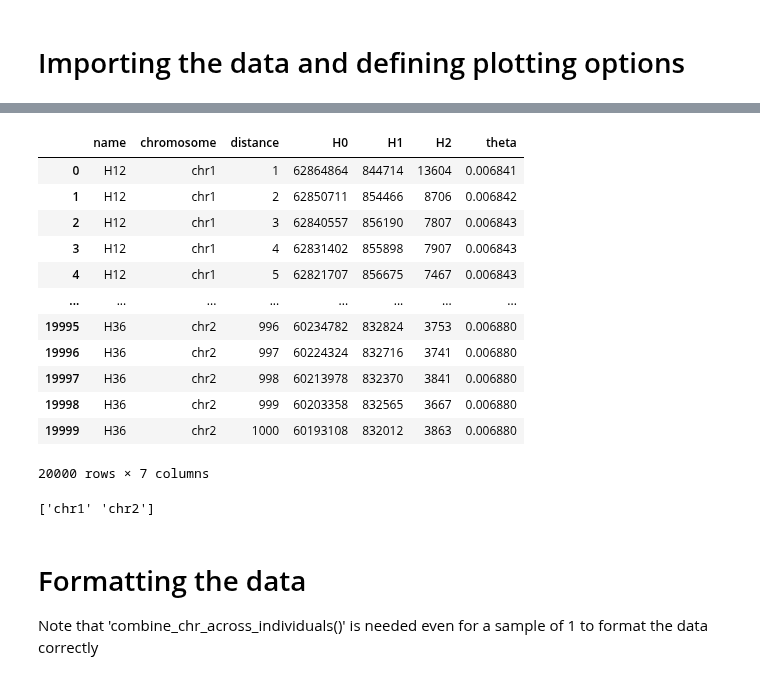
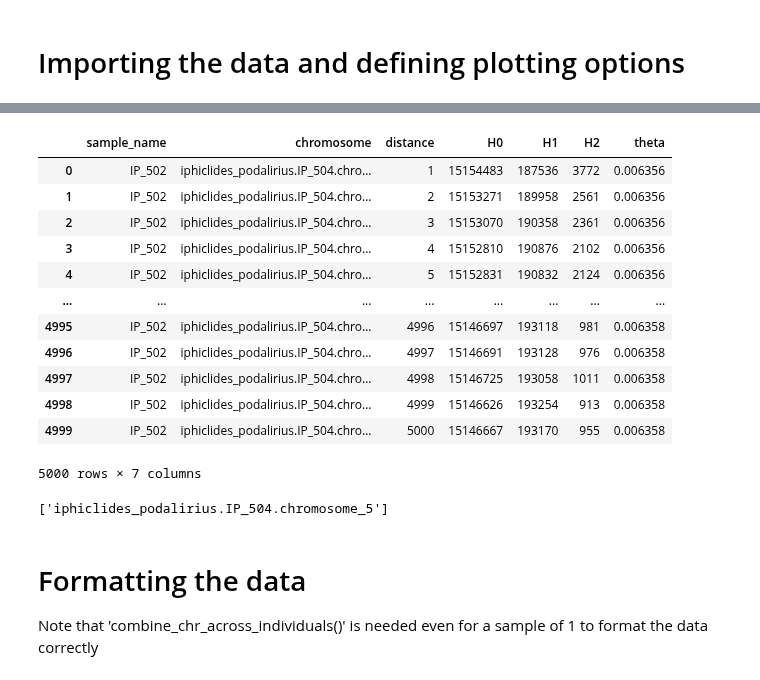
Before and after one commit to samebdon/heRho, a Jupyter notebook: heRho/heRho_full_tutorial.ipynb, the cells around one changed output, grey strips where cells are left out. Drawn from its saved outputs; the diff is of its cells as text; code cells hidden in the pictures.

```diff
--- a/heRho/heRho_full_tutorial.ipynb
+++ b/heRho/heRho_full_tutorial.ipynb
@@ -16,26 +36,26 @@ Entries in 'name' and 'chromosome' may be strings. The example input data file w
 # %%
-df = pd.read_csv('example_data.tsv',delimiter='\t')
+df = pd.read_csv('../../test_data_herho/heRho_tally_per_chromosome.tsv',delimiter='\t')
 df
 # %% [output]
-|  | name | chromosome | distance | H0 | H1 | H2 | theta |
-| 0 | H12 | chr1 | 1 | 62864864 | 844714 | 13604 | 0.006841 |
-| 1 | H12 | chr1 | 2 | 62850711 | 854466 | 8706 | 0.006842 |
-| 2 | H12 | chr1 | 3 | 62840557 | 856190 | 7807 | 0.006843 |
-| 3 | H12 | chr1 | 4 | 62831402 | 855898 | 7907 | 0.006843 |
-| 4 | H12 | chr1 | 5 | 62821707 | 856675 | 7467 | 0.006843 |
+|  | sample_name | chromosome | distance | H0 | H1 | H2 | theta |
+| 0 | IP_502 | iphiclides_podalirius.IP_504.chro... | 1 | 15154483 | 187536 | 3772 | 0.006356 |
+| 1 | IP_502 | iphiclides_podalirius.IP_504.chro... | 2 | 15153271 | 189958 | 2561 | 0.006356 |
+| 2 | IP_502 | iphiclides_podalirius.IP_504.chro... | 3 | 15153070 | 190358 | 2361 | 0.006356 |
+| 3 | IP_502 | iphiclides_podalirius.IP_504.chro... | 4 | 15152810 | 190876 | 2102 | 0.006356 |
+| 4 | IP_502 | iphiclides_podalirius.IP_504.chro... | 5 | 15152831 | 190832 | 2124 | 0.006356 |
 | ... | ... | ... | ... | ... | ... | ... | ... |
-| 19995 | H36 | chr2 | 996 | 60234782 | 832824 | 3753 | 0.006880 |
-| 19996 | H36 | chr2 | 997 | 60224324 | 832716 | 3741 | 0.006880 |
-| 19997 | H36 | chr2 | 998 | 60213978 | 832370 | 3841 | 0.006880 |
-| 19998 | H36 | chr2 | 999 | 60203358 | 832565 | 3667 | 0.006880 |
-| 19999 | H36 | chr2 | 1000 | 60193108 | 832012 | 3863 | 0.006880 |
+| 4995 | IP_502 | iphiclides_podalirius.IP_504.chro... | 4996 | 15146697 | 193118 | 981 | 0.006358 |
+| 4996 | IP_502 | iphiclides_podalirius.IP_504.chro... | 4997 | 15146691 | 193128 | 976 | 0.006358 |
+| 4997 | IP_502 | iphiclides_podalirius.IP_504.chro... | 4998 | 15146725 | 193058 | 1011 | 0.006358 |
+| 4998 | IP_502 | iphiclides_podalirius.IP_504.chro... | 4999 | 15146626 | 193254 | 913 | 0.006358 |
+| 4999 | IP_502 | iphiclides_podalirius.IP_504.chro... | 5000 | 15146667 | 193170 | 955 | 0.006358 |
-20000 rows × 7 columns
+5000 rows × 7 columns
 # %%
 chrNames = df['chromosome'].unique()
 print(chrNames)
 numChrs = len(chrNames)
 # %% [output]
-['chr1' 'chr2']
+['iphiclides_podalirius.IP_504.chromosome_5']
 # %%
 ## formatting choices for plots below ##
 plt.rcParams["axes.prop_cycle"] = plt.cycler("color", plt.cm.viridis(list(np.linspace(0,1,numChrs))))
```
Also changed, not shown: parts of 6 cells of this notebook, 1 other file.
